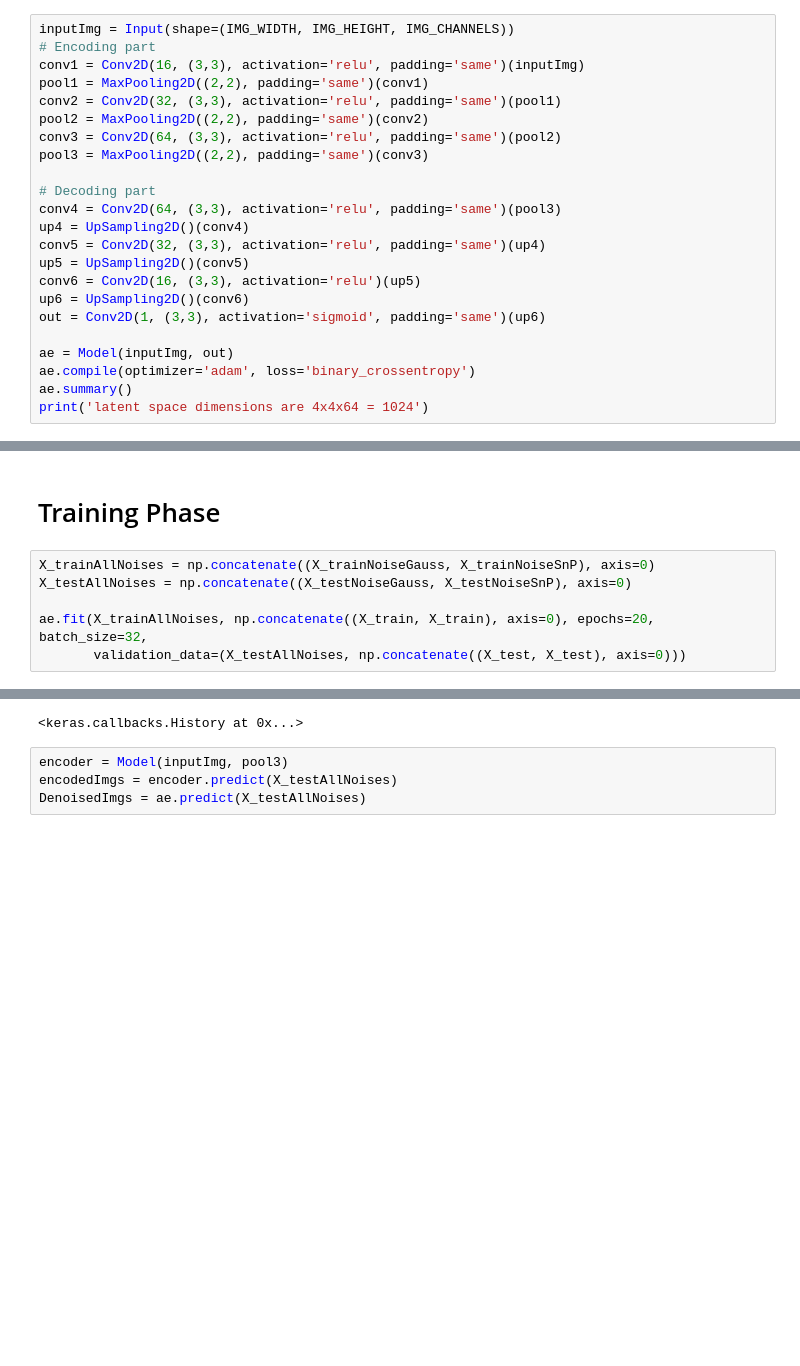
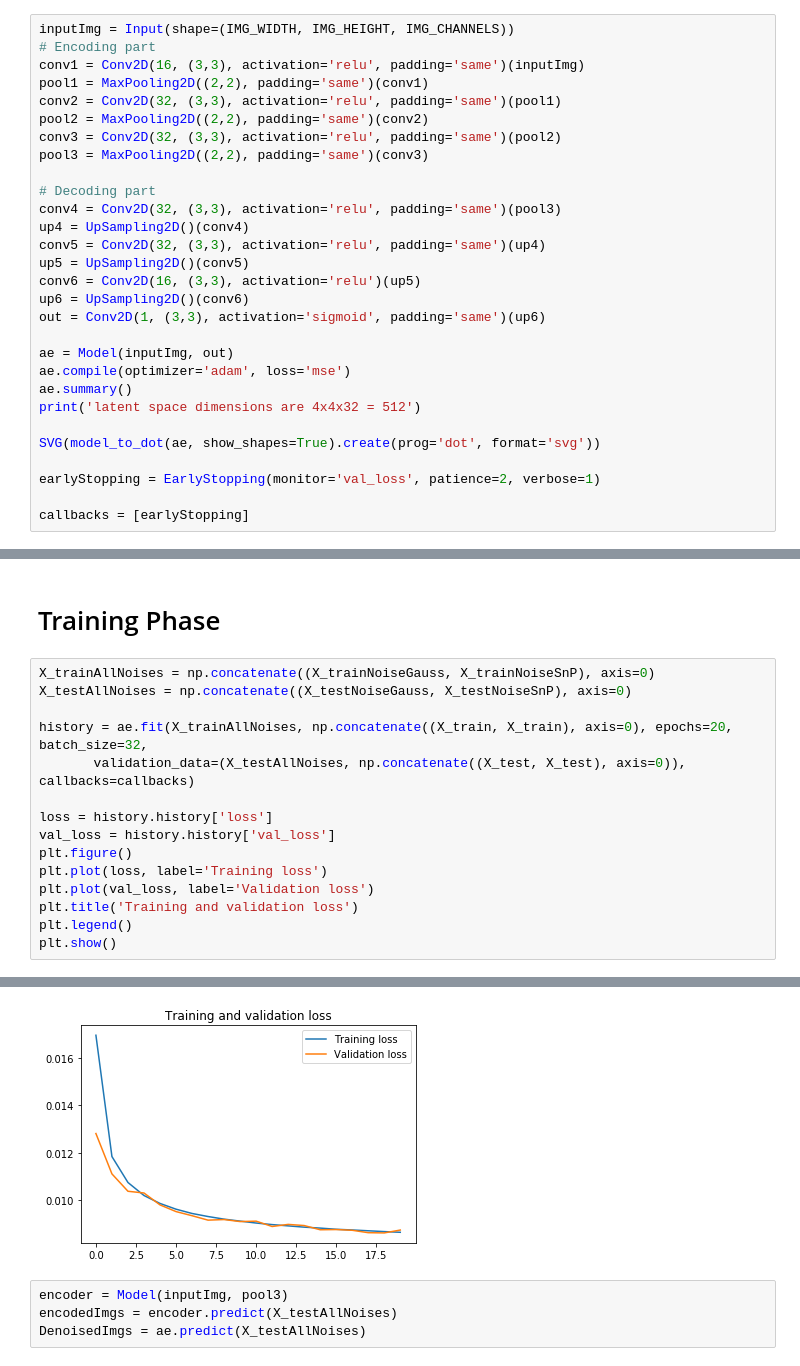
Before and after one commit to Nimrods/DeepLearning-Fashion-MNIST-Projects, a Jupyter notebook: Image Denoising (AE).ipynb, the cells around one changed output, grey strips where cells are left out. Cells and saved outputs as stored; diff of their text form; blank space fills up the shorter version.

```diff
--- a/Image Denoising (AE).ipynb
+++ b/Image Denoising (AE).ipynb
@@ -81,11 +94,11 @@ conv1 = Conv2D(16, (3,3), activation='relu', padding='same')(inputImg)
 pool1 = MaxPooling2D((2,2), padding='same')(conv1)
 conv2 = Conv2D(32, (3,3), activation='relu', padding='same')(pool1)
 pool2 = MaxPooling2D((2,2), padding='same')(conv2)
-conv3 = Conv2D(64, (3,3), activation='relu', padding='same')(pool2)
+conv3 = Conv2D(32, (3,3), activation='relu', padding='same')(pool2)
 pool3 = MaxPooling2D((2,2), padding='same')(conv3)
 
 # Decoding part
-conv4 = Conv2D(64, (3,3), activation='relu', padding='same')(pool3)
+conv4 = Conv2D(32, (3,3), activation='relu', padding='same')(pool3)
 up4 = UpSampling2D()(conv4)
 conv5 = Conv2D(32, (3,3), activation='relu', padding='same')(up4)
 up5 = UpSampling2D()(conv5)
@@ -94,9 +107,15 @@ up6 = UpSampling2D()(conv6)
 out = Conv2D(1, (3,3), activation='sigmoid', padding='same')(up6)
 
 ae = Model(inputImg, out)
-ae.compile(optimizer='adam', loss='binary_crossentropy')
+ae.compile(optimizer='adam', loss='mse')
 ae.summary()
-print('latent space dimensions are 4x4x64 = 1024')
+print('latent space dimensions are 4x4x32 = 512')
+
+SVG(model_to_dot(ae, show_shapes=True).create(prog='dot', format='svg'))
+
+earlyStopping = EarlyStopping(monitor='val_loss', patience=2, verbose=1)
+
+callbacks = [earlyStopping]
 # %% [output]
 _________________________________________________________________
 Layer (type)                 Output Shape              Param #
@@ -121,8 +140,17 @@ latent space dimensions are 4x4x64 = 1024
 X_trainAllNoises = np.concatenate((X_trainNoiseGauss, X_trainNoiseSnP), axis=0)
 X_testAllNoises = np.concatenate((X_testNoiseGauss, X_testNoiseSnP), axis=0)
 
-ae.fit(X_trainAllNoises, np.concatenate((X_train, X_train), axis=0), epochs=20, batch_size=32,
-       validation_data=(X_testAllNoises, np.concatenate((X_test, X_test), axis=0)))
+history = ae.fit(X_trainAllNoises, np.concatenate((X_train, X_train), axis=0), epochs=20, batch_size=32,
+       validation_data=(X_testAllNoises, np.concatenate((X_test, X_test), axis=0)), callbacks=callbacks)
+
+loss = history.history['loss']
+val_loss = history.history['val_loss']
+plt.figure()
+plt.plot(loss, label='Training loss')
+plt.plot(val_loss, label='Validation loss')
+plt.title('Training and validation loss')
+plt.legend()
+plt.show()
 # %% [output]
 Train on 120000 samples, validate on 20000 samples
 Epoch 1/20
@@ -144,4 +172,4 @@ Epoch 20/20
-<keras.callbacks.History at 0x...>
+[figure, added]
 # %%
 encoder = Model(inputImg, pool3)
 encodedImgs = encoder.predict(X_testAllNoises)
```
Also changed, not shown: parts of 8 cells of this notebook, 2 other files.
